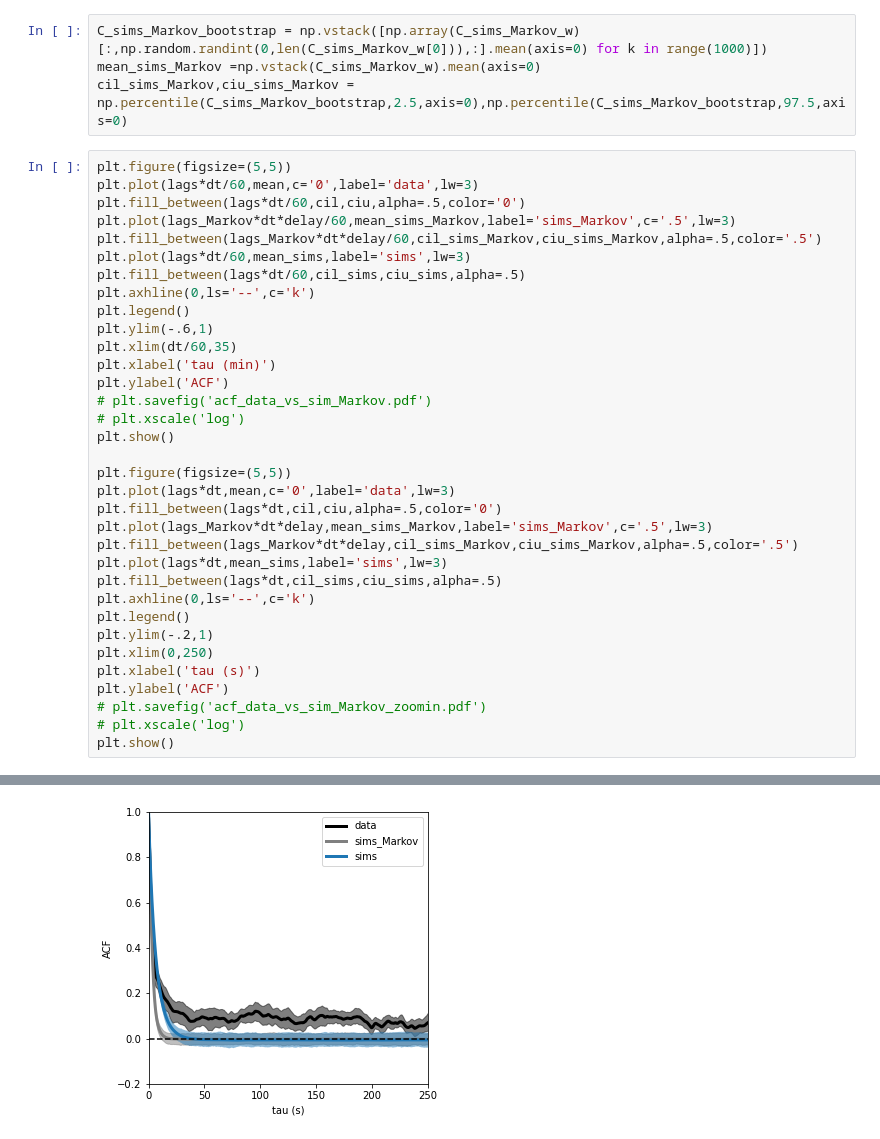
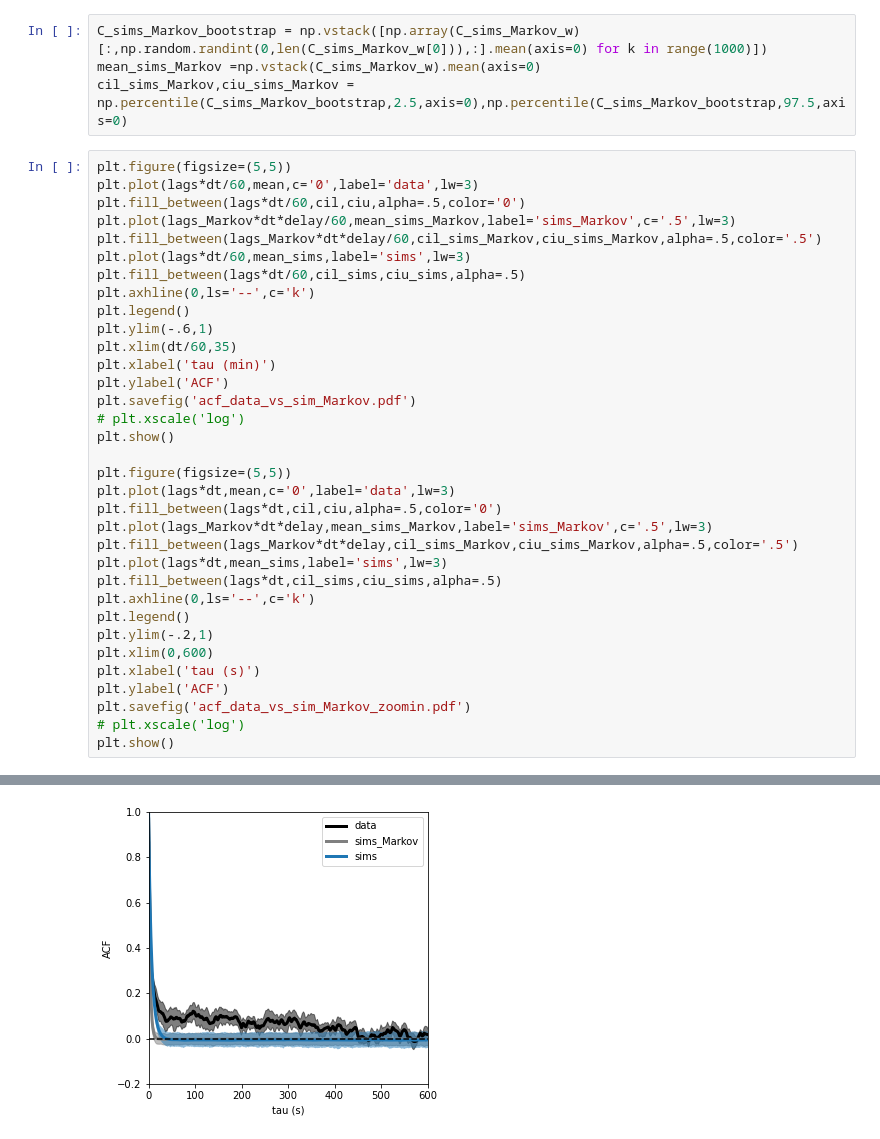
Before and after one commit to AntonioCCosta/fluctuating_potential, a Jupyter notebook: Fig1,2_acfs.ipynb, the cells around one changed output, grey strips where cells are left out. Saved outputs shown, nothing was run; the diff lists cells and outputs as text.

```diff
--- a/Fig1,2_acfs.ipynb
+++ b/Fig1,2_acfs.ipynb
@@ -142,7 +142,7 @@ plt.ylim(-.6,1)
 plt.xlim(dt/60,35)
 plt.xlabel('tau (min)')
 plt.ylabel('ACF')
-# plt.savefig('acf_data_vs_sim_Markov.pdf')
+plt.savefig('acf_data_vs_sim_Markov.pdf')
 # plt.xscale('log')
 plt.show()
 
@@ -156,10 +156,10 @@ plt.fill_between(lags*dt,cil_sims,ciu_sims,alpha=.5)
 plt.axhline(0,ls='--',c='k')
 plt.legend()
 plt.ylim(-.2,1)
-plt.xlim(0,250)
+plt.xlim(0,600)
 plt.xlabel('tau (s)')
 plt.ylabel('ACF')
-# plt.savefig('acf_data_vs_sim_Markov_zoomin.pdf')
+plt.savefig('acf_data_vs_sim_Markov_zoomin.pdf')
 # plt.xscale('log')
 plt.show()
 # %% [output]
@@ -167 +167 @@ plt.show()
-[figure, old version]
+[figure, new version]
```
Also changed, not shown: parts of 3 cells of this notebook, 2 other files.
